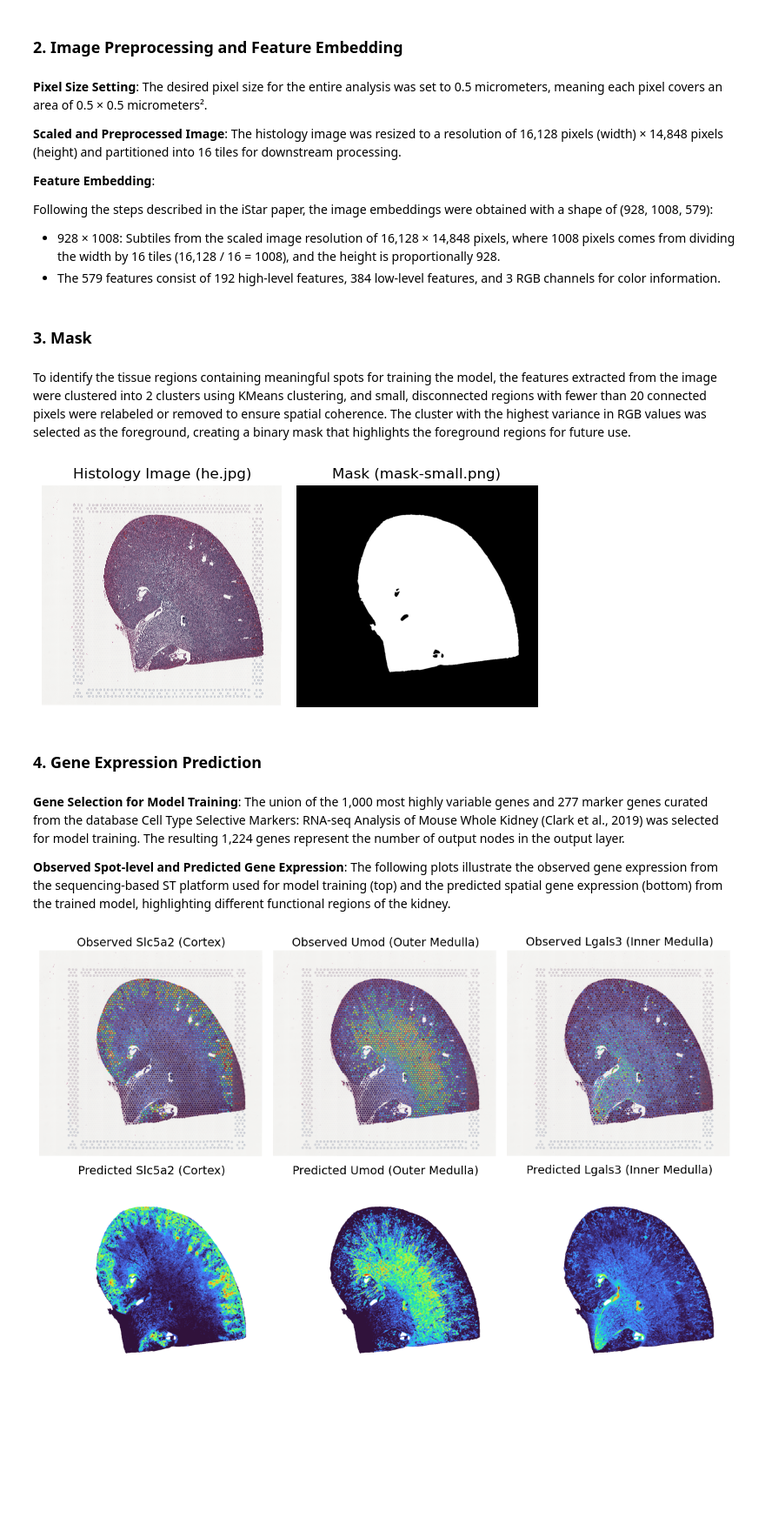
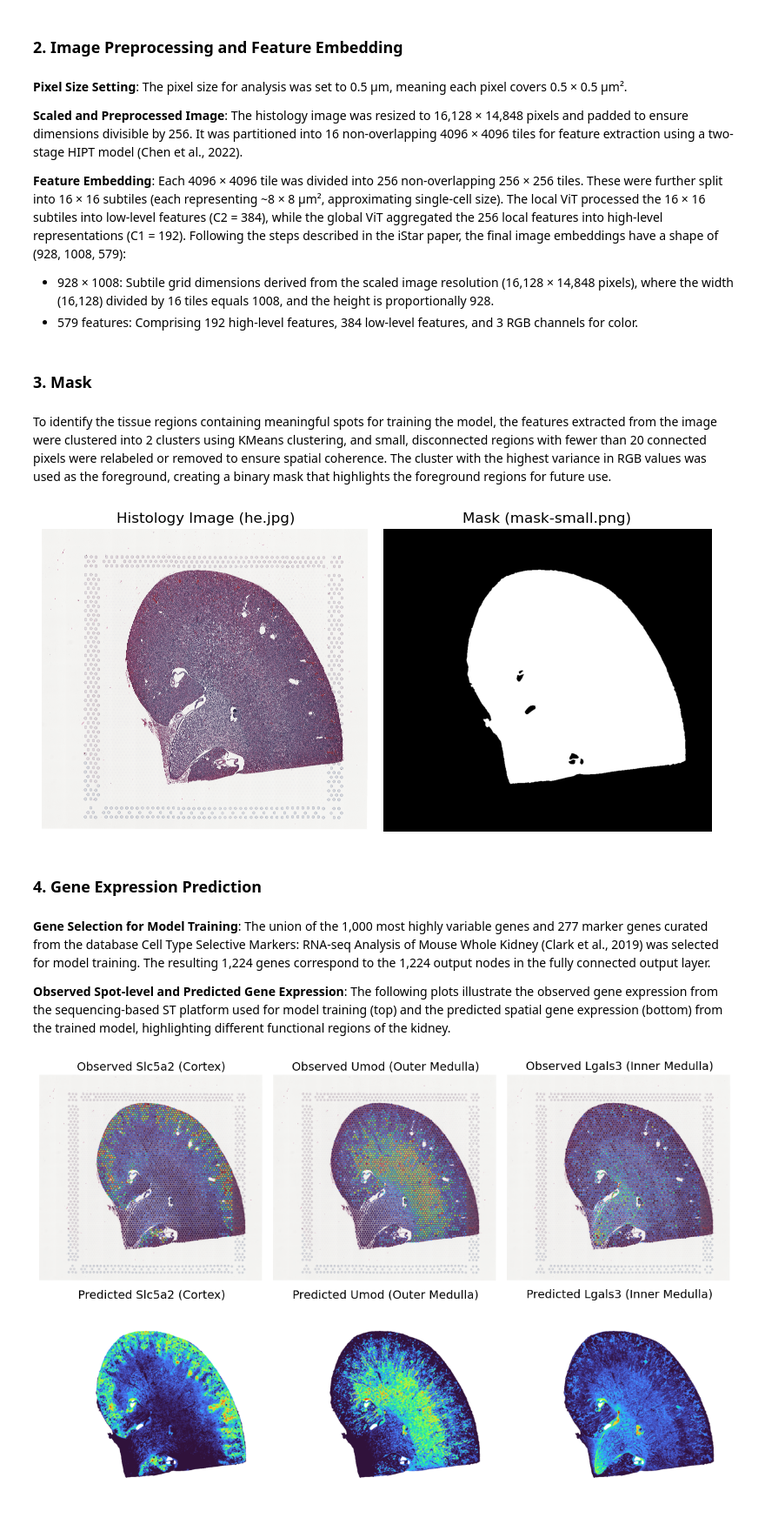
Before and after one commit to Yishu-Z/ST, a Jupyter notebook: iStar_mouse_kidney.ipynb, the cells around one changed output. Shown at 87% size. Cells and saved outputs as stored; diff of their text form; code cells hidden in the pictures; blank space fills up the shorter version.

```diff
--- a/iStar_mouse_kidney.ipynb
+++ b/iStar_mouse_kidney.ipynb
@@ -30,45 +31,41 @@ plt.show()
 # %% [markdown]
 ### 2. Image Preprocessing and Feature Embedding
 # %% [markdown]
-**Pixel Size Setting**: The desired pixel size for the entire analysis was set to 0.5 micrometers, meaning each pixel covers an area of 0.5 × 0.5 micrometers².
+**Pixel Size Setting**: The pixel size for analysis was set to 0.5 μm, meaning each pixel covers 0.5 × 0.5 μm².
 
-**Scaled and Preprocessed Image**: The histology image was resized to a resolution of 16,128 pixels (width) × 14,848 pixels (height) and partitioned into 16 tiles for downstream processing.
+**Scaled and Preprocessed Image**: The histology image was resized to 16,128 × 14,848 pixels and padded to ensure dimensions divisible by 256. It was partitioned into 16 non-overlapping 4096 × 4096 tiles for feature extraction using a two-stage HIPT model (Chen et al., 2022).
 
 **Feature Embedding**:
-
-Following the steps described in the iStar paper, the image embeddings were obtained with a shape of (928, 1008, 579):
-- 928 × 1008: Subtiles from the scaled image resolution of 16,128 × 14,848 pixels, where 1008 pixels comes from dividing the width by 16 tiles (16,128 / 16 = 1008), and the height is proportionally 928.
-- The 579 features consist of 192 high-level features, 384 low-level features, and 3 RGB channels for color information.
+Each 4096 × 4096 tile was divided into 256 non-overlapping 256 × 256 tiles. These were further split into 16 × 16 subtiles (each representing ~8 × 8 μm², approximating single-cell size). The local ViT processed the 16 × 16 subtiles into low-level features (C2 = 384), while the global ViT aggregated the 256 local features into high-level representations (C1 = 192).
+Following the steps described in the iStar paper, the final image embeddings have a shape of (928, 1008, 579):
+- 928 × 1008: Subtile grid dimensions derived from the scaled image resolution (16,128 × 14,848 pixels), where the width (16,128) divided by 16 tiles equals 1008, and the height is proportionally 928.
+- 579 features: Comprising 192 high-level features, 384 low-level features, and 3 RGB channels for color.
 # %% [markdown]
 ### 3. Mask
 # %% [markdown]
-To identify the tissue regions containing meaningful spots for training the model, the features extracted from the image were clustered into 2 clusters using KMeans clustering, and small, disconnected regions with fewer than 20 connected pixels were relabeled or removed to ensure spatial coherence. The cluster with the highest variance in RGB values was selected as the foreground, creating a binary mask that highlights the foreground regions for future use.
+To identify the tissue regions containing meaningful spots for training the model, the features extracted from the image were clustered into 2 clusters using KMeans clustering, and small, disconnected regions with fewer than 20 connected pixels were relabeled or removed to ensure spatial coherence. The cluster with the highest variance in RGB values was used as the foreground, creating a binary mask that highlights the foreground regions for future use.
 # %%
-he_image = Image.open('he.jpg')
-mask = Image.open('mask-small.png')
+images = [
+    ('he.jpg', "Histology Image (he.jpg)"),
+    ('mask-small.png', "Mask (mask-small.png)")
+]
 
-plt.figure(figsize=(6, 3))
-
-# the histology image
-plt.subplot(1, 2, 1)
-plt.imshow(he_image)
-plt.axis('off')
-plt.title("Histology Image (he.jpg)")
-
-# the mask
-plt.subplot(1, 2, 2)
-plt.imshow(mask)
-plt.axis('off')
-plt.title("Mask (mask-small.png)")
+plt.figure(figsize=(8, 4))
+for i, (img_path, title) in enumerate(images, 1):
+    img = Image.open(img_path)
+    plt.subplot(1, 2, i)
+    plt.imshow(img)
+    plt.axis('off')
+    plt.title(title)
 
 plt.tight_layout()
 plt.show()
 # %% [output]
-[figure, old version]
+[figure, new version]
 # %% [markdown]
 ### 4. Gene Expression Prediction
 # %% [markdown]
-**Gene Selection for Model Training**: The union of the 1,000 most highly variable genes and 277 marker genes curated from the database Cell Type Selective Markers: RNA-seq Analysis of Mouse Whole Kidney (Clark et al., 2019) was selected for model training. The resulting 1,224 genes represent the number of output nodes in the output layer.
+**Gene Selection for Model Training**: The union of the 1,000 most highly variable genes and 277 marker genes curated from the database Cell Type Selective Markers: RNA-seq Analysis of Mouse Whole Kidney (Clark et al., 2019) was selected for model training. The resulting 1,224 genes correspond to the 1,224 output nodes in the fully connected output layer.
 
 **Observed Spot-level and Predicted Gene Expression**: The following plots illustrate the observed gene expression from the sequencing-based ST platform used for model training (top) and the predicted spatial gene expression (bottom) from the trained model, highlighting different functional regions of the kidney.
 # %%
```
Also changed, not shown: parts of 8 cells of this notebook.
